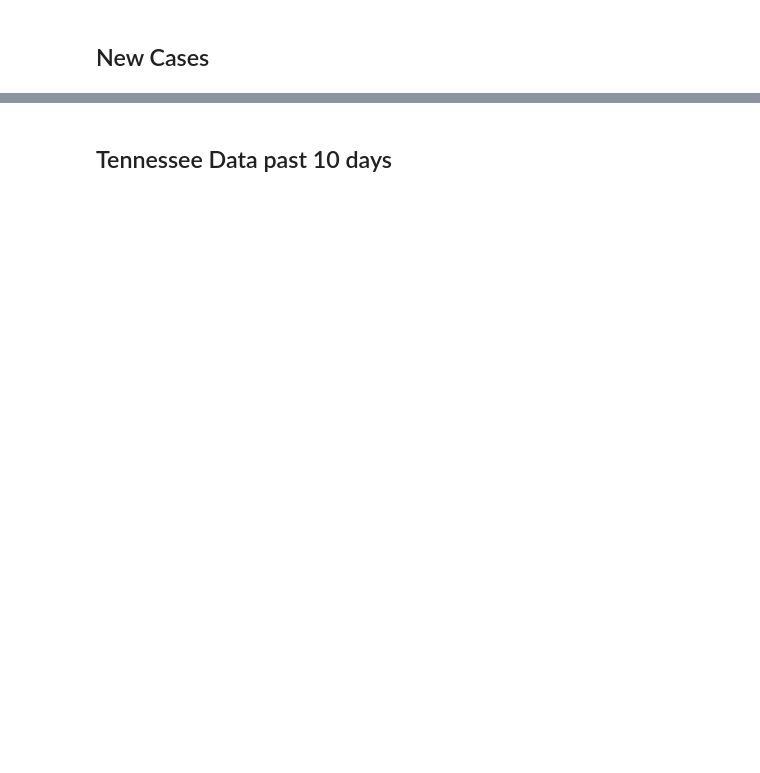
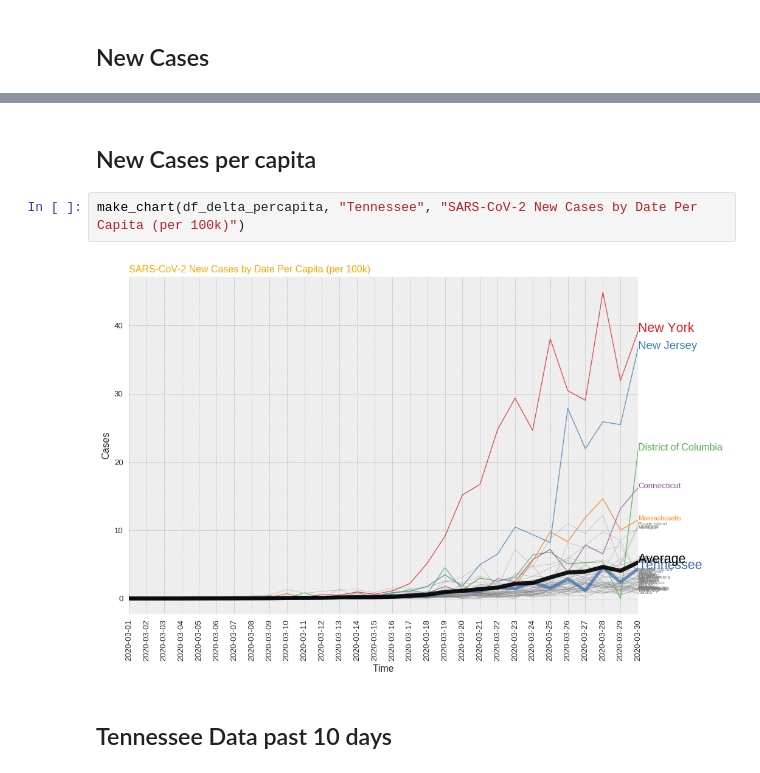
Before and after one commit to pconwell/covid-chart, a Jupyter notebook: covid.ipynb, the cells around one changed output, grey strips where cells are left out. Saved outputs shown, nothing was run; the diff lists cells and outputs as text; blank space fills up the shorter version.

```diff
--- a/covid.ipynb
+++ b/covid.ipynb
@@ -107,3 +165,9 @@ plt.ylabel("Cases")
+# %% [markdown]
+## New Cases per capita
+# %%
+make_chart(df_delta_percapita, "Tennessee", "SARS-CoV-2 New Cases by Date Per Capita (per 100k)")
+# %% [output]
+[figure, added]
 # %% [markdown]
 ## Tennessee Data past 10 days
 # %%
```
Also changed, not shown: parts of 17 cells of this notebook, 2 other files.
